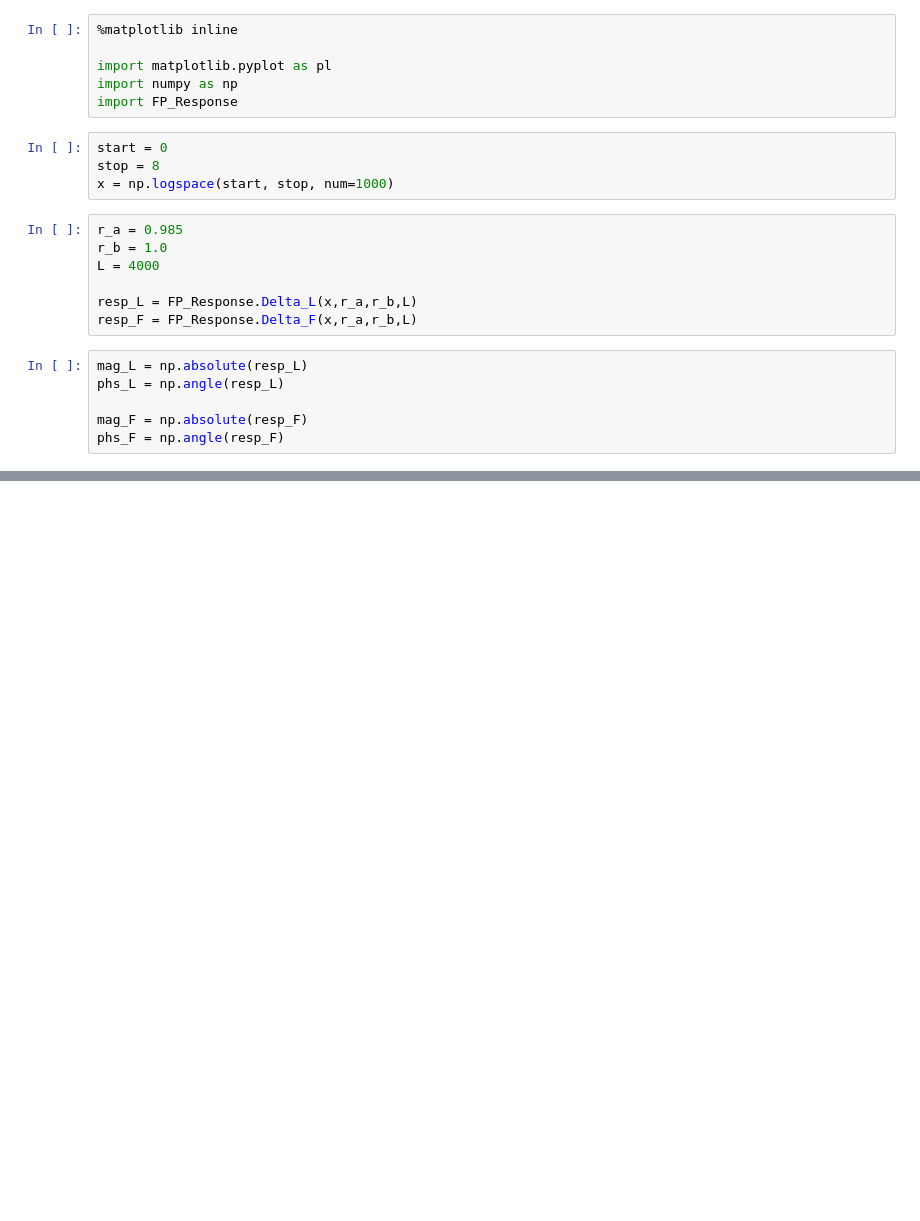
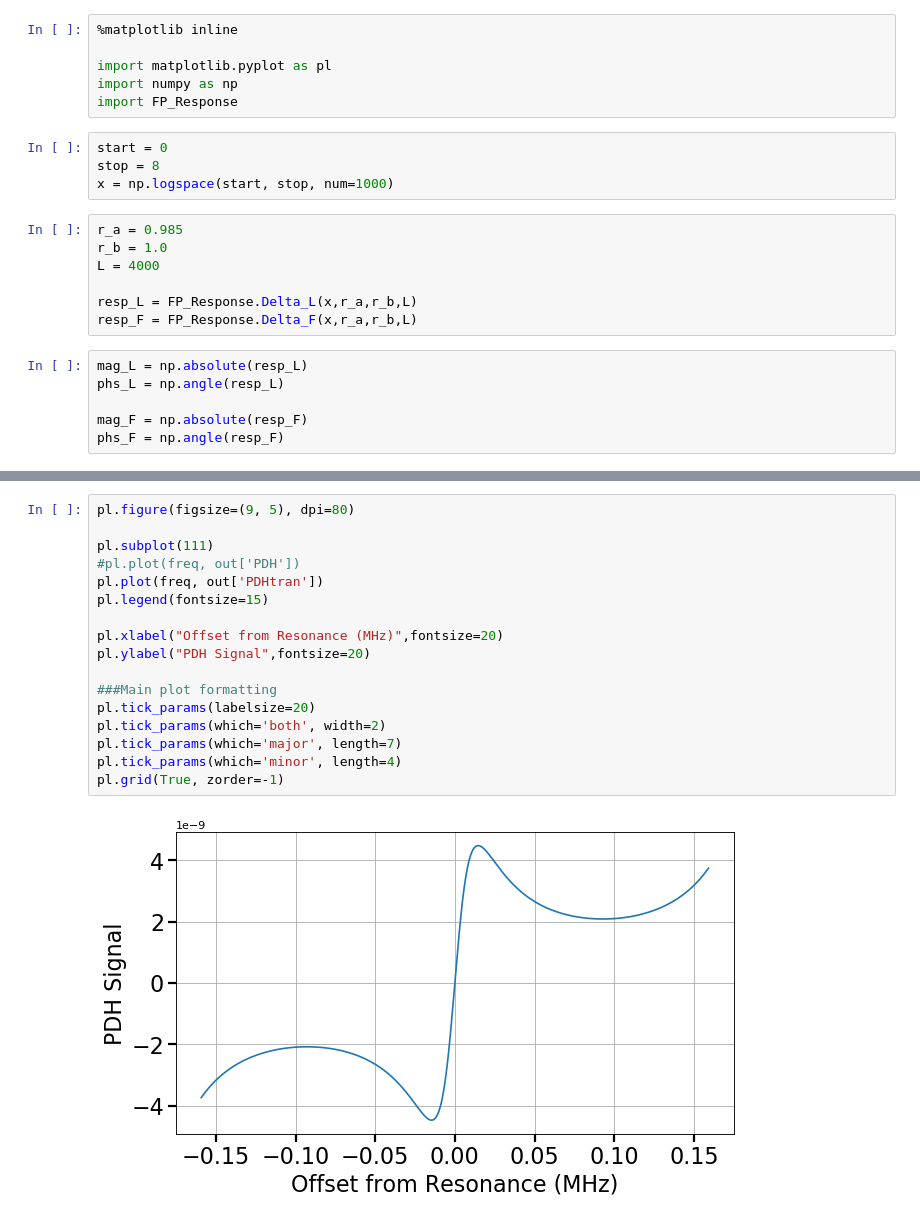
Before and after one commit to TVoPhysics/TVo_Thesis, a Jupyter notebook: Calculations/FP/Fabry-Perot.ipynb, the cells around one changed output, grey strips where cells are left out. Saved outputs shown, nothing was run; the diff lists cells and outputs as text; blank space fills up the shorter version.

```diff
--- a/Calculations/FP/Fabry-Perot.ipynb
+++ b/Calculations/FP/Fabry-Perot.ipynb
@@ -43,0 +134,19 @@ pl.show()
+# %%
+pl.figure(figsize=(9, 5), dpi=80)
+
+pl.subplot(111)
+#pl.plot(freq, out['PDH'])
+pl.plot(freq, out['PDHtran'])
+pl.legend(fontsize=15)
+
+pl.xlabel("Offset from Resonance (MHz)",fontsize=20)
+pl.ylabel("PDH Signal",fontsize=20)
+
+###Main plot formatting
+pl.tick_params(labelsize=20)
+pl.tick_params(which='both', width=2)
+pl.tick_params(which='major', length=7)
+pl.tick_params(which='minor', length=4)
+pl.grid(True, zorder=-1)
+# %% [output]
+[figure, added]
```
Also changed, not shown: parts of 6 cells of this notebook, 17 other files.
